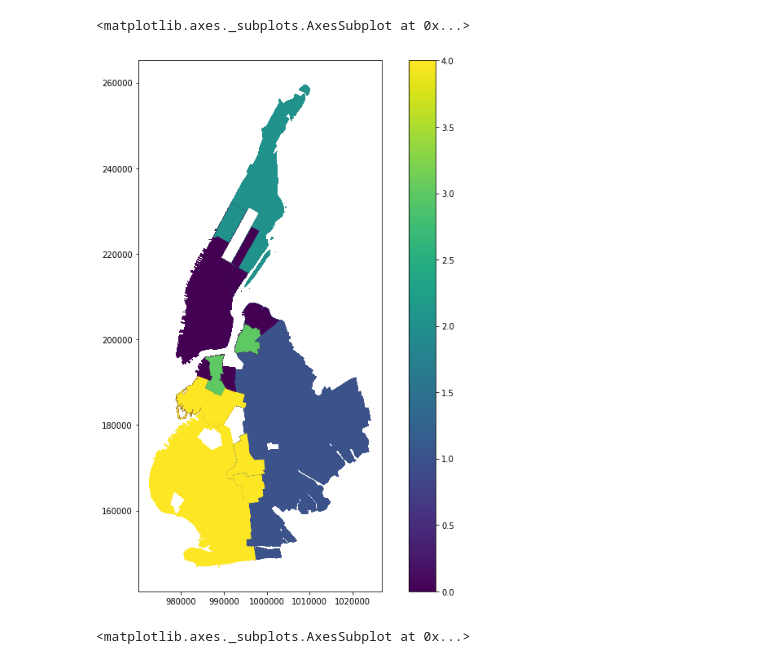
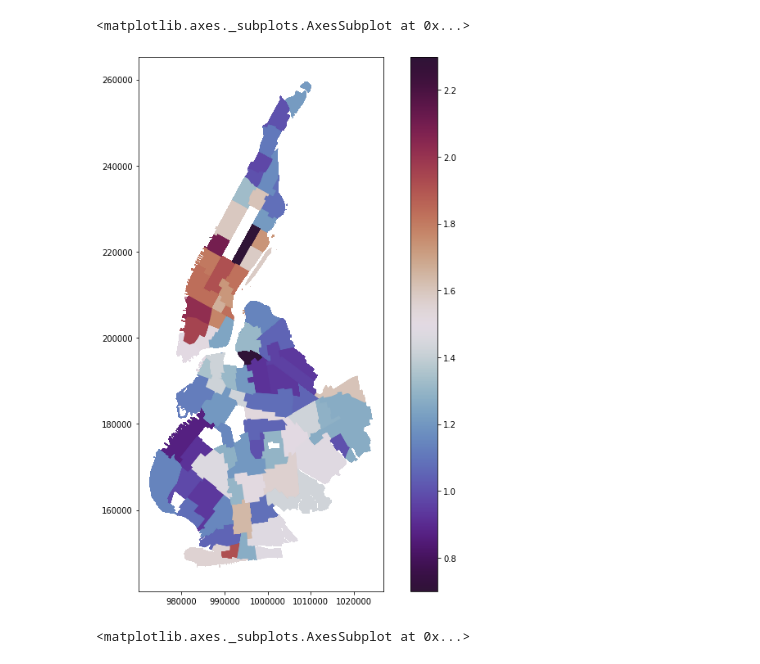
Before and after one commit to lobodemonte/restaurant-scene-ads, a Jupyter notebook: Yelp_Kmeans.ipynb, the cells around one changed output. Drawn from its saved outputs; the diff is of its cells as text; code cells hidden in the pictures.

Commit message:
kmeans for nyc at large

```diff
--- a/Yelp_Kmeans.ipynb
+++ b/Yelp_Kmeans.ipynb
@@ -41,13 +41,11 @@ def massage_original_data(data):
     data.loc[data['price'] == '$$', 'price'] = 20
     data.loc[data['price'] == '$$$', 'price'] = 45
     data.loc[data['price'] == '$$$$', 'price'] = 65
-    data['NTACode_fact'] = pd.factorize(data['NTACode'])[0]+1
     return data
 
 def normalize_data(data):
-    data['latitude']  =(data['latitude']  -data['latitude'].mean())  /data['latitude'].std()
-    data['longitude'] =(data['longitude'] -data['longitude'].mean()) /data['longitude'].std()
     data['review_cou']=(data['review_cou']-data['review_cou'].mean())/data['review_cou'].std()
+    data['price_cat']=(data['price_cat']-data['price_cat'].mean())/data['price_cat'].std()
     return data
 # %%
 # data paths
@@ -56,8 +54,7 @@ Yelp_BK_path = data_path +  "/Yelp/BK/"
 Yelp_MN_path = data_path + "/Yelp/MN/"
 path_census_tracts = './data/ACS/CensusTracts'
 # %%
-columns = ['latitude', 'longitude','review_cou','rating']
-# columns = ['review_cou','rating', 'price_cat']
+columns = ['review_cou','rating', 'price_cat']
 cols_analysis = ['cluster','review_cou','rating','price']
 # %%
 # Reading in Yelp shapefiles
@@ -143,5 +130,5 @@ elbow_scores(NY_Yelp_std, 15)
 # %%
-labels = get_kmeans_labels(NY_Yelp_std, 5)
+labels = get_kmeans_labels(NY_Yelp_std, 6)
 NY_Yelp['cluster'] = labels
 
 f, ax = plt.subplots(1, figsize=(12, 12))
@@ -161,9 +149,20 @@ NY_Yelp[cols_analysis].groupby(['cluster']).agg(['count','mean','sum'])
 # %%
 # lET'S ADD THE NTA DATA
-MN_NTA_Yelp = pd.merge(MN_Yelp, NTA, on='NTACode', how='left')
-BK_NTA_Yelp = pd.merge(BK_Yelp, NTA, on='NTACode', how='left')
-NY_NTA_Yelp = pd.merge(NY_Yelp, NTA, on='NTACode', how='left')
+# MN_NTA_Yelp = pd.merge(MN_Yelp, NTA, on='NTACode', how='left')
+# BK_NTA_Yelp = pd.merge(BK_Yelp, NTA, on='NTACode', how='left')
+# NY_NTA_Yelp = pd.merge(NY_Yelp, NTA, on='NTACode', how='left')
 
-MN_NTA_Yelp['geometry'] = MN_NTA_Yelp['geometry_y']
-BK_NTA_Yelp['geometry'] = BK_NTA_Yelp['geometry_y']
+# MN_NTA_Yelp['geometry'] = MN_NTA_Yelp['geometry_y']
+# BK_NTA_Yelp['geometry'] = BK_NTA_Yelp['geometry_y']
+# NY_NTA_Yelp['geometry'] = NY_NTA_Yelp['geometry_y']
+
+
+temp = NY_Yelp[['cluster','NTACode']].groupby(['NTACode'], as_index=False).mean()
+temp = temp.rename(columns={'cluster': 'avg_cluster'})
+temp = pd.merge(NY_Yelp, temp, on='NTACode', how='left')
+
+f, ax = plt.subplots(1, figsize=(12, 12))
+temp.plot(ax=ax, column='avg_cluster', legend=True)
+
+NY_NTA_Yelp = pd.merge(temp, NTA, on='NTACode', how='left')
 NY_NTA_Yelp['geometry'] = NY_NTA_Yelp['geometry_y']
@@ -170,9 +171,9 @@ NY_NTA_Yelp['geometry'] = NY_NTA_Yelp['geometry_y']
 # %%
 f, ax = plt.subplots(1, figsize=(12, 12))
-NY_NTA_Yelp.plot(ax=ax, column='cluster', legend=True)
+NY_NTA_Yelp.plot(ax=ax, column='avg_cluster', legend=True, cmap='twilight_shifted')
 # %% [output]
 <matplotlib.axes._subplots.AxesSubplot at 0x...>
-[figure, old version]
+[figure, new version]
 # %%
 f, ax = plt.subplots(1, figsize=(12, 12))
 MN_NTA_Yelp.plot(ax=ax, column='cluster', legend=True)
```
Also changed, not shown: parts of 9 cells of this notebook.
